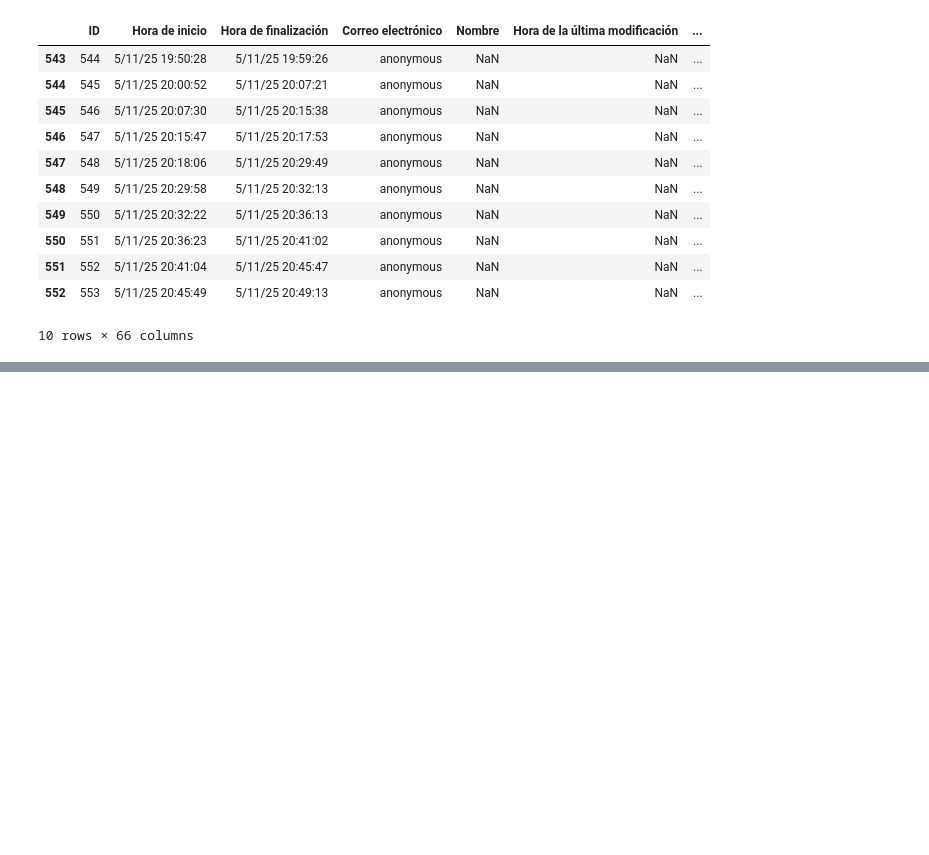
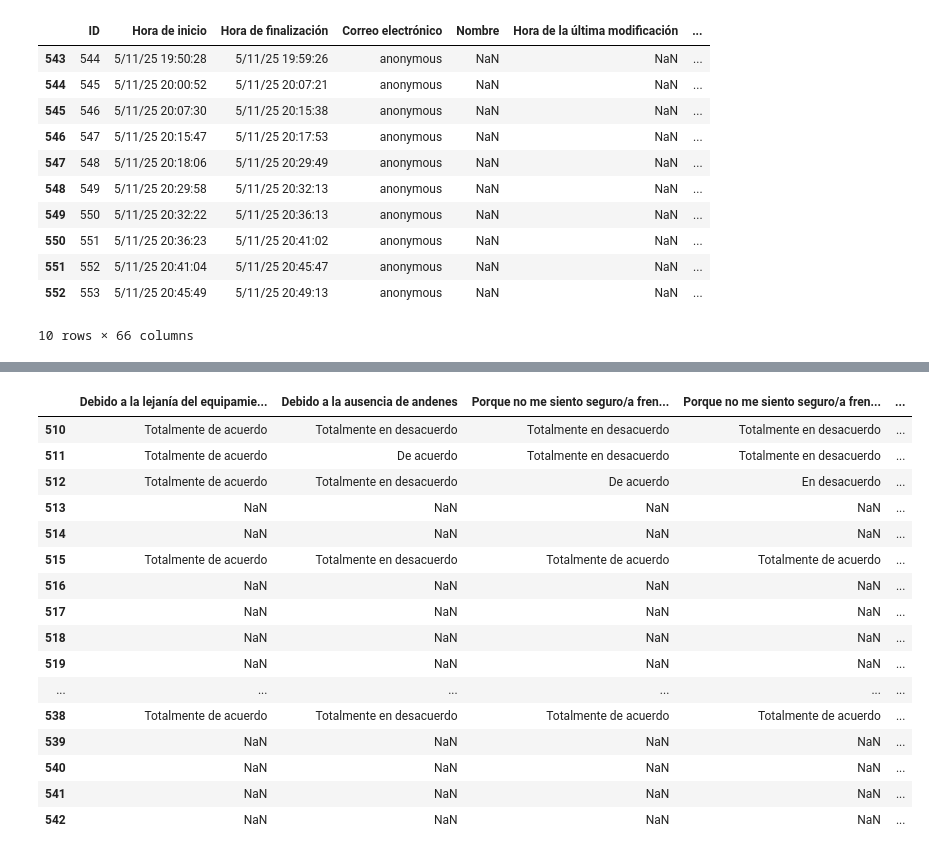
Before and after one commit to Observatorio-Ciudades/vref_walkability_index, a Jupyter notebook: notebooks/tmp_correccion_codigos_rutas.ipynb, the cells around one changed output, grey strips where cells are left out. Cells and saved outputs as stored; diff of their text form; code cells hidden in the pictures; blank space fills up the shorter version.

```diff
--- a/notebooks/tmp_correccion_codigos_rutas.ipynb
+++ b/notebooks/tmp_correccion_codigos_rutas.ipynb
@@ -110,0 +303,37 @@ surveys_meli
+# %%
+surveys_ross[['Debido a la lejanía del equipamiento X',
+       'Debido a la ausencia de andenes',
+       'Porque no me siento seguro/a frente a otros vehículos',
+       'Porque no me siento seguro/a frente a posibles delitos en mi trayecto',
+       'Debido al esfuerzo que debo hacer a causa de la pendiente de las calles',
+       'Debido a que no me siento cómodo/a por el calor',
+       'Debido a que siento que los andenes muy saturados de gente',
+       'Debido a que el paisaje a lo largo del recorrido no es agradable',
+       'La cercanía del equipamiento X', 'La presencia de andenes',
+       'Sentirme seguro/a frente a otros vehículos',
+       'Sentirme seguro/a frente a posibles delitos en mi trayecto',
+       'La posibilidad de hacer múltiples vueltas/trámites en mi recorrido',
+       'La posibilidad de poder tomar desvíos y hacer múltiples trayectos en mi recorrido',
+       'Sentirme cómodo/a por la sombra generada por la vegetación',
+       'Sentirme cómodo/a en términos de la cantidad de gente a lo largo de mi recorrido',
+       'Que el paisaje sea agradable',
+       '¿Se encuentra usted en alguna condición de discapacidad?',
+       'Indique cuál de las siguientes condiciones de discapacidad presenta']]
+# %% [output]
+|  | Debido a la lejanía del equipamie... | Debido a la ausencia de andenes | Porque no me siento seguro/a fren... | Porque no me siento seguro/a fren... | ... |
+| 510 | Totalmente de acuerdo | Totalmente en desacuerdo | Totalmente en desacuerdo | Totalmente en desacuerdo | ... |
+| 511 | Totalmente de acuerdo | De acuerdo | Totalmente en desacuerdo | Totalmente en desacuerdo | ... |
+| 512 | Totalmente de acuerdo | Totalmente en desacuerdo | De acuerdo | En desacuerdo | ... |
+| 513 | NaN | NaN | NaN | NaN | ... |
+| 514 | NaN | NaN | NaN | NaN | ... |
+| 515 | Totalmente de acuerdo | Totalmente en desacuerdo | Totalmente de acuerdo | Totalmente de acuerdo | ... |
+| 516 | NaN | NaN | NaN | NaN | ... |
+| 517 | NaN | NaN | NaN | NaN | ... |
+| 518 | NaN | NaN | NaN | NaN | ... |
+| 519 | NaN | NaN | NaN | NaN | ... |
+| ... | ... | ... | ... | ... | ... |
+| 538 | Totalmente de acuerdo | Totalmente en desacuerdo | Totalmente de acuerdo | Totalmente de acuerdo | ... |
+| 539 | NaN | NaN | NaN | NaN | ... |
+| 540 | NaN | NaN | NaN | NaN | ... |
+| 541 | NaN | NaN | NaN | NaN | ... |
+| 542 | NaN | NaN | NaN | NaN | ... |
```
Also changed, not shown: parts of 13 cells of this notebook.
